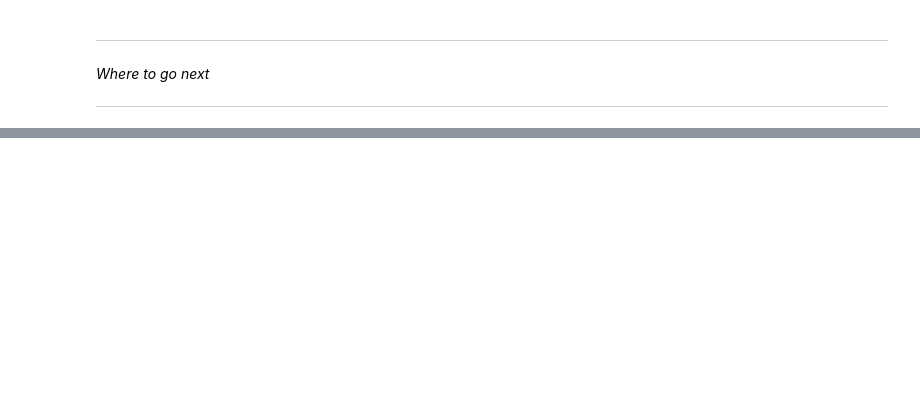
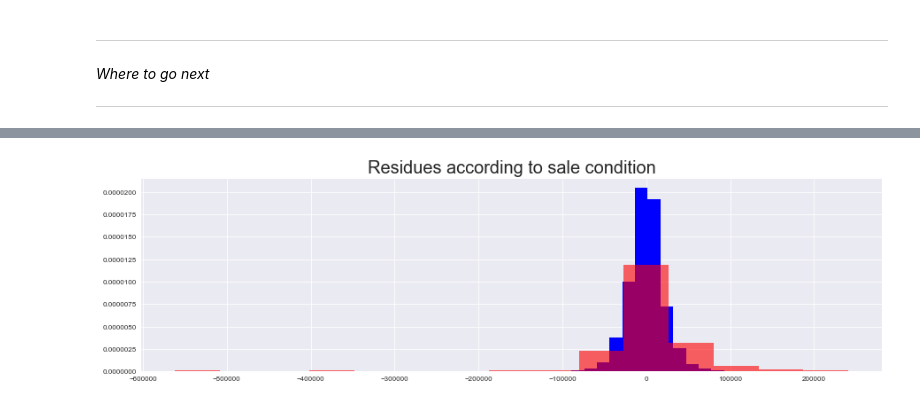
Before and after one commit to Rony-A/sc2-replay-analysis, a Jupyter notebook: mycchaka/project1/Project_1.ipynb, the cells around one changed output, grey strips where cells are left out. Cells and saved outputs as stored; diff of their text form; code cells hidden in the pictures; blank space fills up the shorter version.

Commit message:
A little more work on the project, includes some work towards section 3 - but overall does not use any non-fixed features to make predictions. Time to move on to the next project.

```diff
--- a/mycchaka/project1/Project_1.ipynb
+++ b/mycchaka/project1/Project_1.ipynb
@@ -1534,0 +1626,7 @@ _Where to go next_
+# %%
+normality_mask = df['SaleCondition'] == 'Normal'
+year_mask = df['YrSold'] == 2010
+full_mask = [True if a and not b else False for a,b in zip(normality_mask.values, test_set.values)]
+normal_and_2010 = [True if a and b else False for a,b in zip(normality_mask.values, test_set.values)]
+# %%
+tunned_model_q_normal = getModel(save_X[full_mask],save_y[full_mask])
@@ -1534,0 +1687,13 @@ _Where to go next_
+# %%
+y_predict = tunned_model_q_normal['model'].predict(save_X)
+# %%
+resids_on_normal = (save_y - y_predict)[normality_mask]
+resids_on_not_normal = (save_y - y_predict)[[not i for i in normality_mask]]
+# %%
+plt.figure(figsize=(15,4))
+plt.hist(resids_on_normal, color='b', normed=True,bins=20, label='Residues on normal properties')
+plt.hist(resids_on_not_normal, color='r', normed=True, alpha = 0.6, bins=15,label='Residues on not_normal properties')
+plt.title('Residues according to sale condition', size = 20)
+plt.show()
+# %% [output]
+[figure, added]
```
Also changed, not shown: parts of 38 cells of this notebook.
